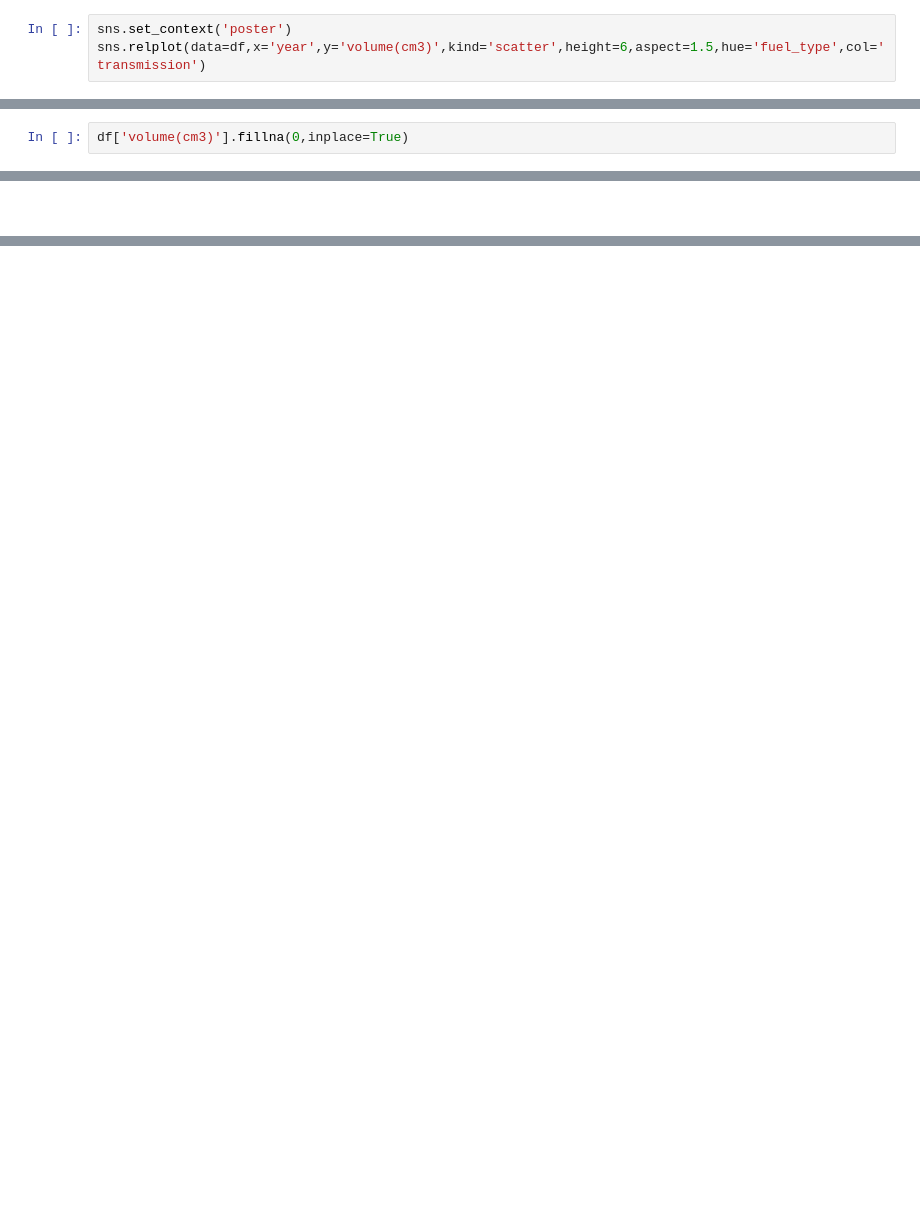
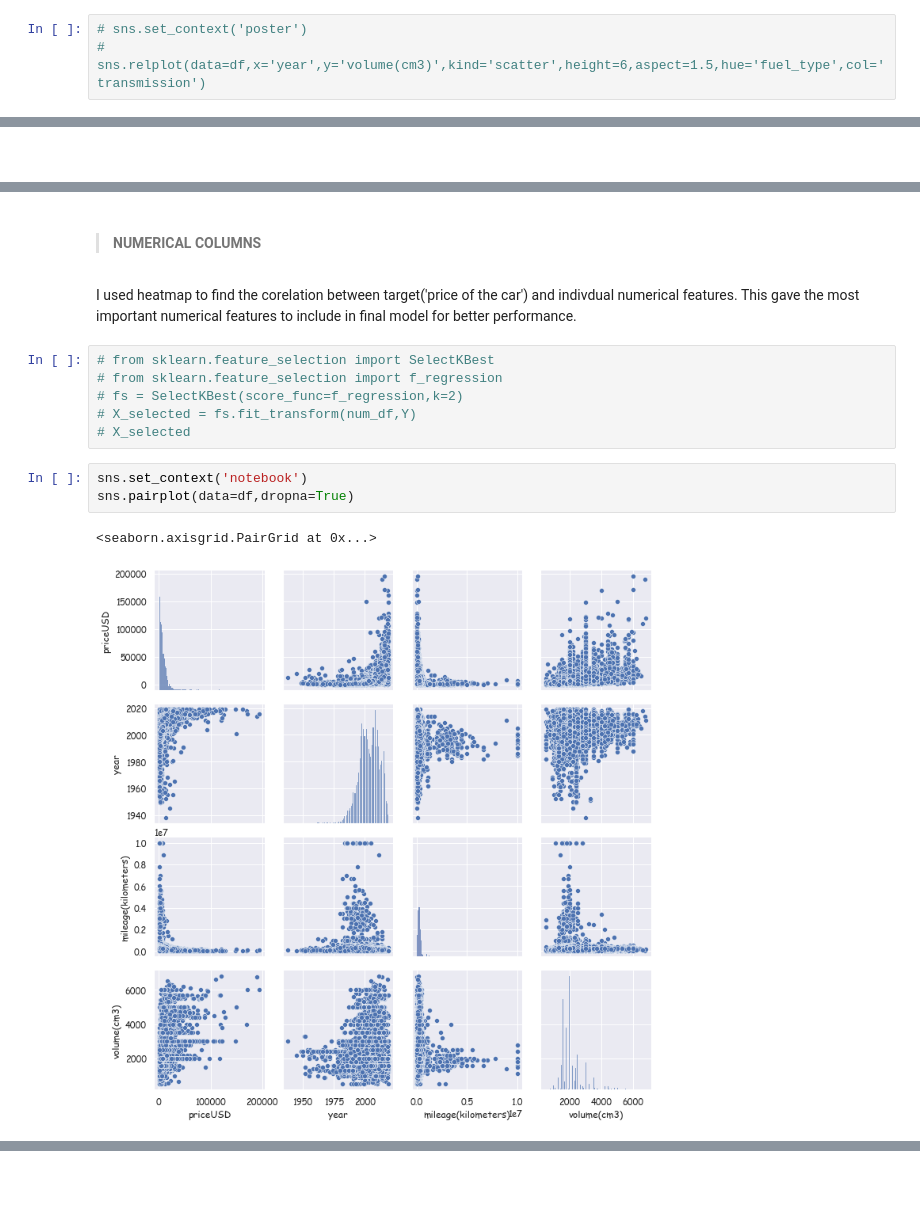
Before and after one commit to skar94376/Used_Car_Price, a Jupyter notebook: Used_Car_Price.ipynb, the cells around one changed output, grey strips where cells are left out. Drawn from its saved outputs; the diff is of its cells as text; blank space fills up the shorter version.

Commit message:
60% score

```diff
--- a/Used_Car_Price.ipynb
+++ b/Used_Car_Price.ipynb
@@ -96,6 +161,6 @@ sns.boxplot(x=df['volume(cm3)'])
 # %%
-sns.set_context('poster')
-sns.relplot(data=df,x='year',y='volume(cm3)',kind='scatter',height=6,aspect=1.5,hue='fuel_type',col='transmission')
+# sns.set_context('poster')
+# sns.relplot(data=df,x='year',y='volume(cm3)',kind='scatter',height=6,aspect=1.5,hue='fuel_type',col='transmission')
 # %%
 c = df[df['volume(cm3)'] >= 7000].sort_values(by='volume(cm3)',ascending=True)
 # c
@@ -120,2 +196,0 @@ df['volume(cm3)'].isna().sum()
-# %%
-df['volume(cm3)'].fillna(0,inplace=True)
@@ -204,0 +304,16 @@ plt.show()
+# %% [markdown]
+> #### NUMERICAL COLUMNS
+# %% [markdown]
+I used heatmap to find the corelation between target('price of the car') and indivdual numerical features. This gave the most important numerical features to include in final model for better performance.
+# %%
+# from sklearn.feature_selection import SelectKBest
+# from sklearn.feature_selection import f_regression
+# fs = SelectKBest(score_func=f_regression,k=2)
+# X_selected = fs.fit_transform(num_df,Y)
+# X_selected
+# %%
+sns.set_context('notebook')
+sns.pairplot(data=df,dropna=True)
+# %% [output]
+<seaborn.axisgrid.PairGrid at 0x...>
+[figure, added]
```
Also changed, not shown: parts of 116 cells of this notebook.
